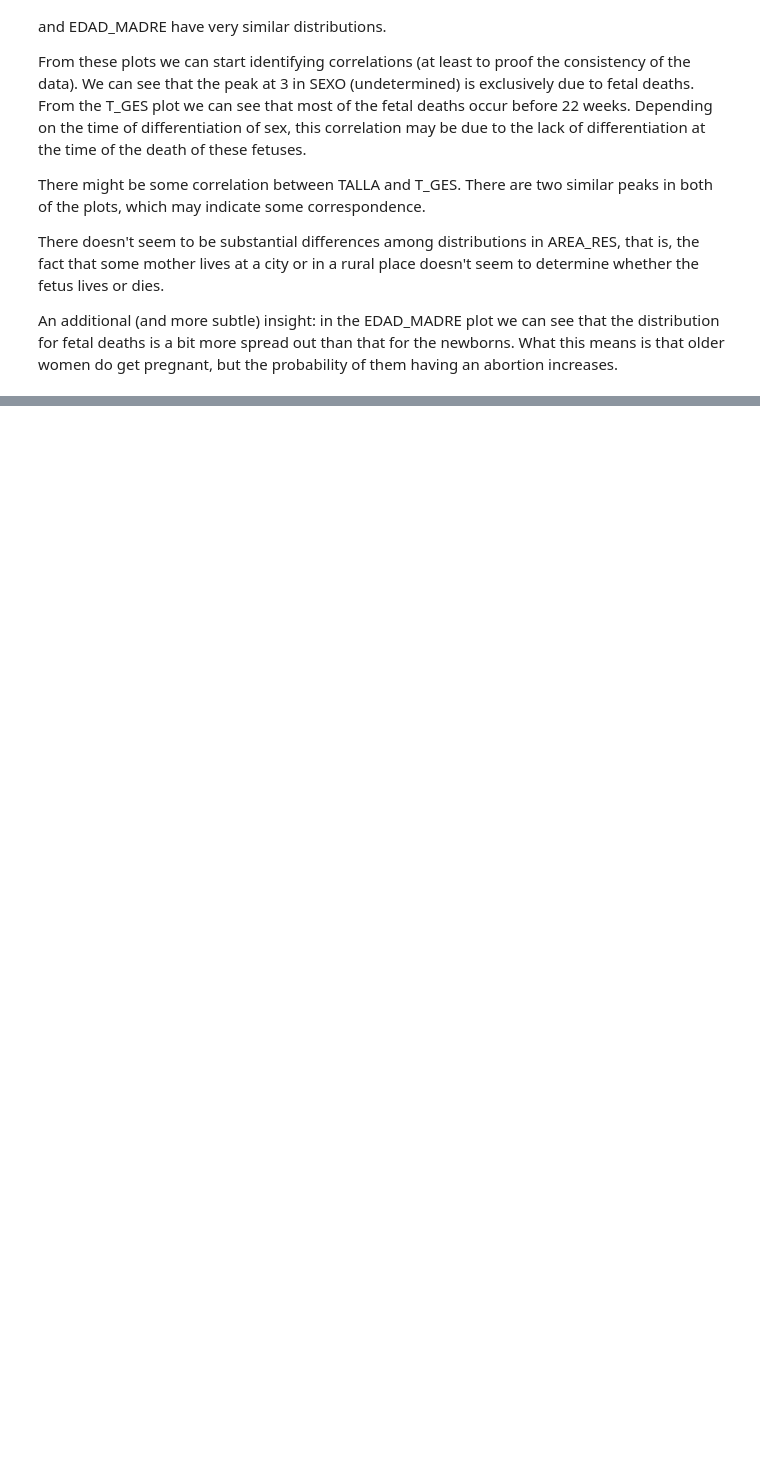
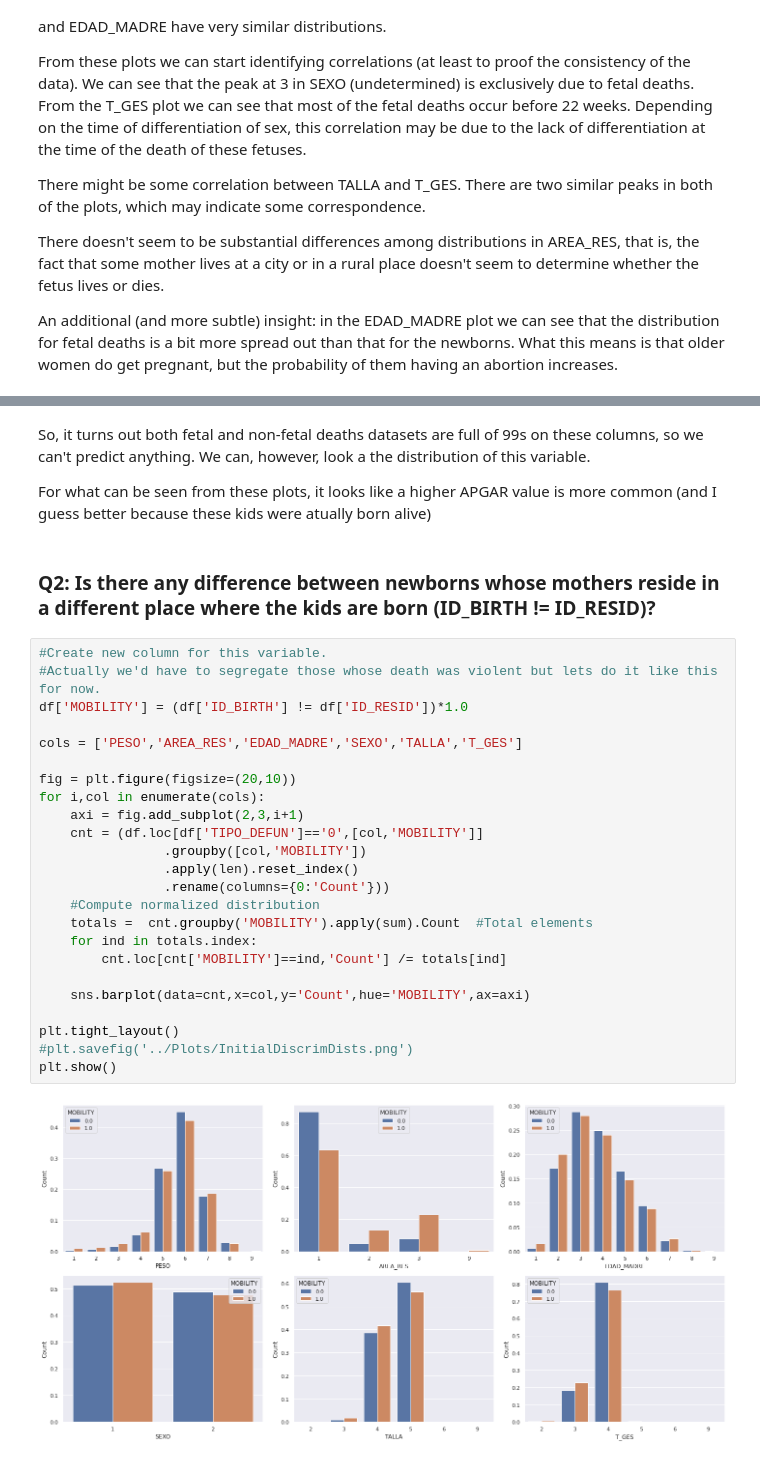
Before and after one commit to PedroOspina17/DS4A, a Jupyter notebook: Notebooks/Andres_EDA.ipynb, the cells around one changed output, grey strips where cells are left out. Saved outputs shown, nothing was run; the diff lists cells and outputs as text; blank space fills up the shorter version.

```diff
--- a/Notebooks/Andres_EDA.ipynb
+++ b/Notebooks/Andres_EDA.ipynb
@@ -79,0 +153,32 @@ An additional (and more subtle) insight: in the EDAD_MADRE plot we can see that
+# %% [markdown]
+So, it turns out both fetal and non-fetal deaths datasets are full of 99s on these columns, so we can't predict anything. We can, however, look a the distribution of this variable.
+
+For what can be seen from these plots, it looks like a higher APGAR value is more common (and I guess better because these kids were atually born alive)
+# %% [markdown]
+### Q2: Is there any difference between newborns whose mothers reside in a different place where the kids are born (ID_BIRTH != ID_RESID)?
+# %%
+#Create new column for this variable.
+#Actually we'd have to segregate those whose death was violent but lets do it like this for now.
+df['MOBILITY'] = (df['ID_BIRTH'] != df['ID_RESID'])*1.0
+
+cols = ['PESO','AREA_RES','EDAD_MADRE','SEXO','TALLA','T_GES']
+
+fig = plt.figure(figsize=(20,10))
+for i,col in enumerate(cols):
+    axi = fig.add_subplot(2,3,i+1)
+    cnt = (df.loc[df['TIPO_DEFUN']=='0',[col,'MOBILITY']]
+                .groupby([col,'MOBILITY'])
+                .apply(len).reset_index()
+                .rename(columns={0:'Count'}))
+    #Compute normalized distribution
+    totals =  cnt.groupby('MOBILITY').apply(sum).Count  #Total elements
+    for ind in totals.index:
+        cnt.loc[cnt['MOBILITY']==ind,'Count'] /= totals[ind]
+
+    sns.barplot(data=cnt,x=col,y='Count',hue='MOBILITY',ax=axi)
+
+plt.tight_layout()
+#plt.savefig('../Plots/InitialDiscrimDists.png')
+plt.show()
+# %% [output]
+[figure, added]
```
Also changed, not shown: parts of 16 cells of this notebook, 4 other files.
